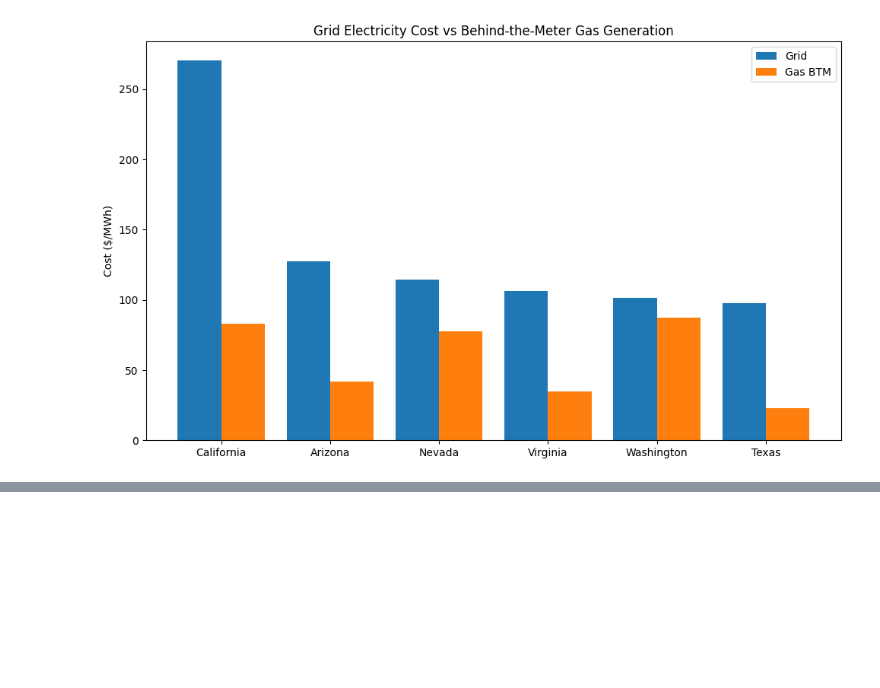
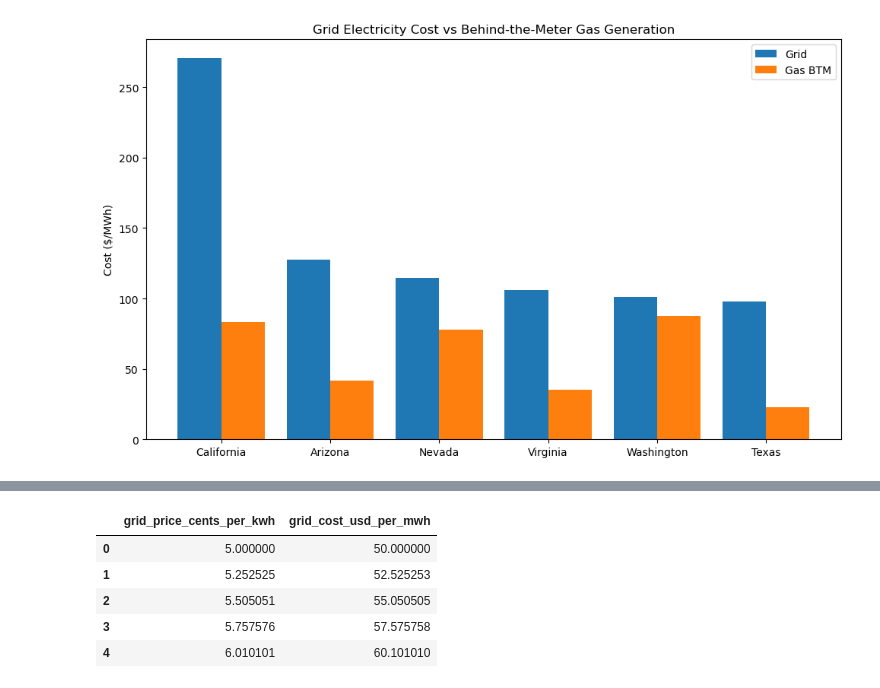
Before and after one commit to finnrcase/ai-infrastructure-economics, a Jupyter notebook: notebooks/05_behind_the_meter.ipynb, the cells around one changed output, grey strips where cells are left out. Cells and saved outputs as stored; diff of their text form; code cells hidden in the pictures; blank space fills up the shorter version.

```diff
--- a/notebooks/05_behind_the_meter.ipynb
+++ b/notebooks/05_behind_the_meter.ipynb
@@ -375,0 +367,16 @@ plt.show()
+# %%
+grid_price_range = np.linspace(5, 30, 100)
+
+break_even_df = pd.DataFrame({
+    "grid_price_cents_per_kwh": grid_price_range,
+    "grid_cost_usd_per_mwh": grid_price_range * 10
+})
+
+break_even_df.head()
+# %% [output]
+|  | grid_price_cents_per_kwh | grid_cost_usd_per_mwh |
+| 0 | 5.000000 | 50.000000 |
+| 1 | 5.252525 | 52.525253 |
+| 2 | 5.505051 | 55.050505 |
+| 3 | 5.757576 | 57.575758 |
+| 4 | 6.010101 | 60.101010 |
```
Also changed, not shown: parts of 13 cells of this notebook.
